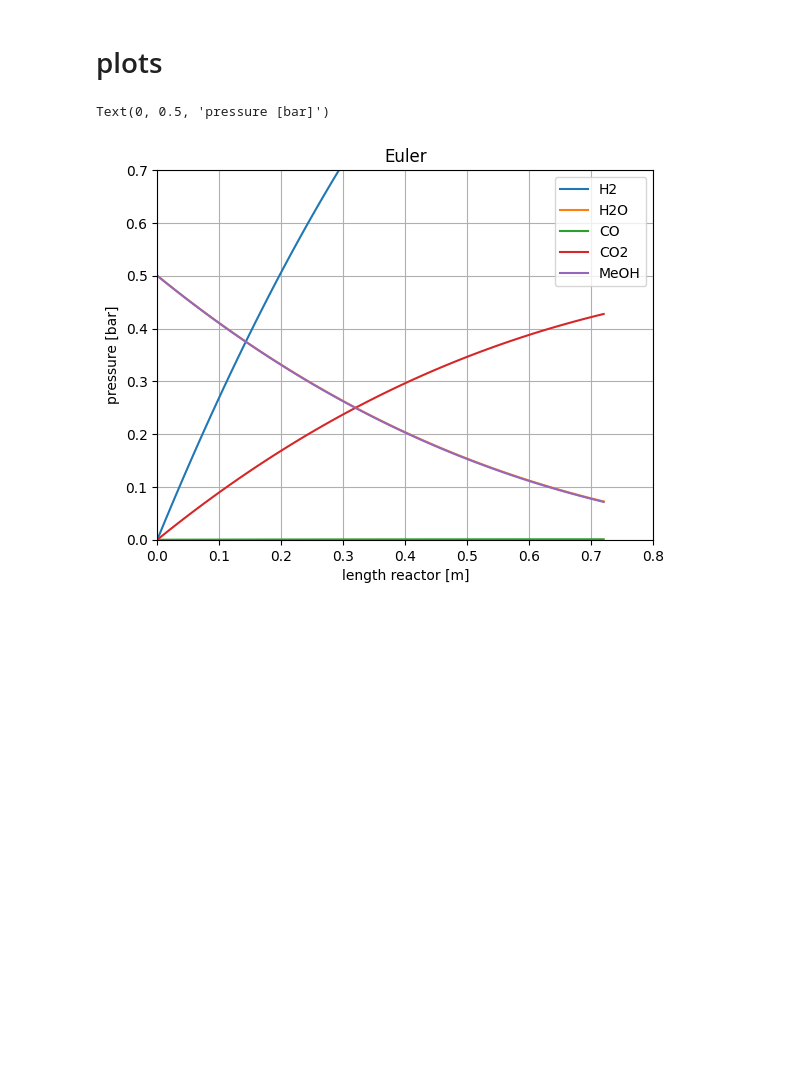
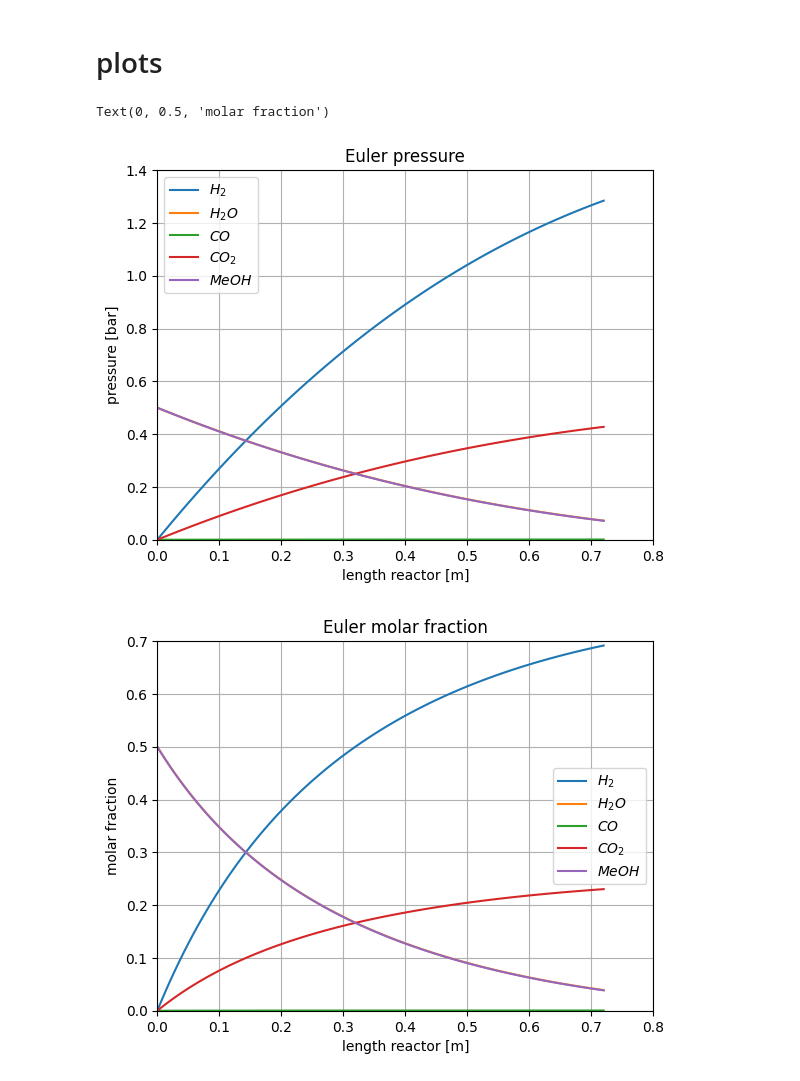
Before and after one commit to DanielGreiner/Masterarbeit, a Jupyter notebook: Model_reactor_1D_steady_state_isothermal.ipynb, the cells around one changed output. Cells and saved outputs as stored; diff of their text form; code cells hidden in the pictures; blank space fills up the shorter version.

Commit message:
created molar fraction graph for comparison, fixed euler calculation

```diff
--- a/Model_reactor_1D_steady_state_isothermal.ipynb
+++ b/Model_reactor_1D_steady_state_isothermal.ipynb
@@ -267,41 +264,63 @@ contains main function to call all other relevant functions and set temperature
 '''
 
 # calculates a concentration array using euler's method, with the length Vspan for plotting
-pEul = EulFun(IC, T)
+T = 273 + 150 # reactor temperature [K]
+VFlow = n_Flow_total*R*T/(p_in * np.power(10, 5, dtype = float))
+pEul = EulFun(IC, T, VFlow)
 pEul [:, 5] = pEul [:, 5] / dens_cat / A_R
 # calculates a concentration array using the runge kutta method of the fourth order, with the length Vspan for plotting
 #pRK = RK4Fun(IC, T)
 
-# Pressure array testing
-
-# print (ConcRK)
-# print (Conctemp2)
-# print(pEul)
 
 # test = ReakFun(IC, T)
 #print('Euler Ergebnis:\n', pEul)
 # print(test*dm_cat)
+# %%
+'''
+Creates a new results data set to manipulate. Turns Pressures to molar fractions
+'''
+
+pEulfrac = pEul.copy()
+for l in range(steps+1):
+  n_ges = np.sum(pEulfrac[l, :-1]) * R * T / VFlow / 100
+  for j in range(5):
+    pEulfrac[l, j] = pEulfrac[l, j] * R * T / VFlow / 100
+    pEulfrac[l, j] = pEulfrac[l, j]/n_ges
 # %% [markdown]
 # plots
 # %%
 # @title full plot
 
 '''
 plots both reactors in the cascade using euler's method and the runge kutta method
 '''
 
 plt.figure(1)
-plt.plot(pEul[:,5], pEul[:,0], label='H2')
-plt.plot(pEul[:,5], pEul[:,1], label='H2O')
-plt.plot(pEul[:,5], pEul[:,2], label='CO')
-plt.plot(pEul[:,5], pEul[:,3], label='CO2')
-plt.plot(pEul[:,5], pEul[:,4], label='MeOH')
-plt.title("Euler")
+plt.plot(pEul[:,5], pEul[:,0], label='$H_2$')
+plt.plot(pEul[:,5], pEul[:,1], label='$H_2O$')
+plt.plot(pEul[:,5], pEul[:,2], label='$CO$')
+plt.plot(pEul[:,5], pEul[:,3], label='$CO_2$')
+plt.plot(pEul[:,5], pEul[:,4], label='$MeOH$')
+plt.title("Euler pressure")
+plt.axis((0, 0.800, 0, 1.40))
+plt.legend(loc='best')
+plt.grid()
+plt.xlabel("length reactor [m]")
+plt.ylabel ("pressure [bar]")
+
+plt.figure(2)
+plt.plot(pEulfrac[:,5], pEulfrac[:,0], label='$H_2$')
+plt.plot(pEulfrac[:,5], pEulfrac[:,1], label='$H_2O$')
+plt.plot(pEulfrac[:,5], pEulfrac[:,2], label='$CO$')
+plt.plot(pEulfrac[:,5], pEulfrac[:,3], label='$CO_2$')
+plt.plot(pEulfrac[:,5], pEulfrac[:,4], label='$MeOH$')
+plt.title("Euler molar fraction")
 plt.axis((0, 0.800, 0, 0.7))
 plt.legend(loc='best')
 plt.grid()
 plt.xlabel("length reactor [m]")
-plt.ylabel ("pressure [bar]")
+plt.ylabel ("molar fraction")
 # %% [output]
-Text(0, 0.5, 'pressure [bar]')
+Text(0, 0.5, 'molar fraction')
-[figure, old version]
+[figure, new version]
+[figure, added]
```
Also changed, not shown: parts of 4 cells of this notebook.
